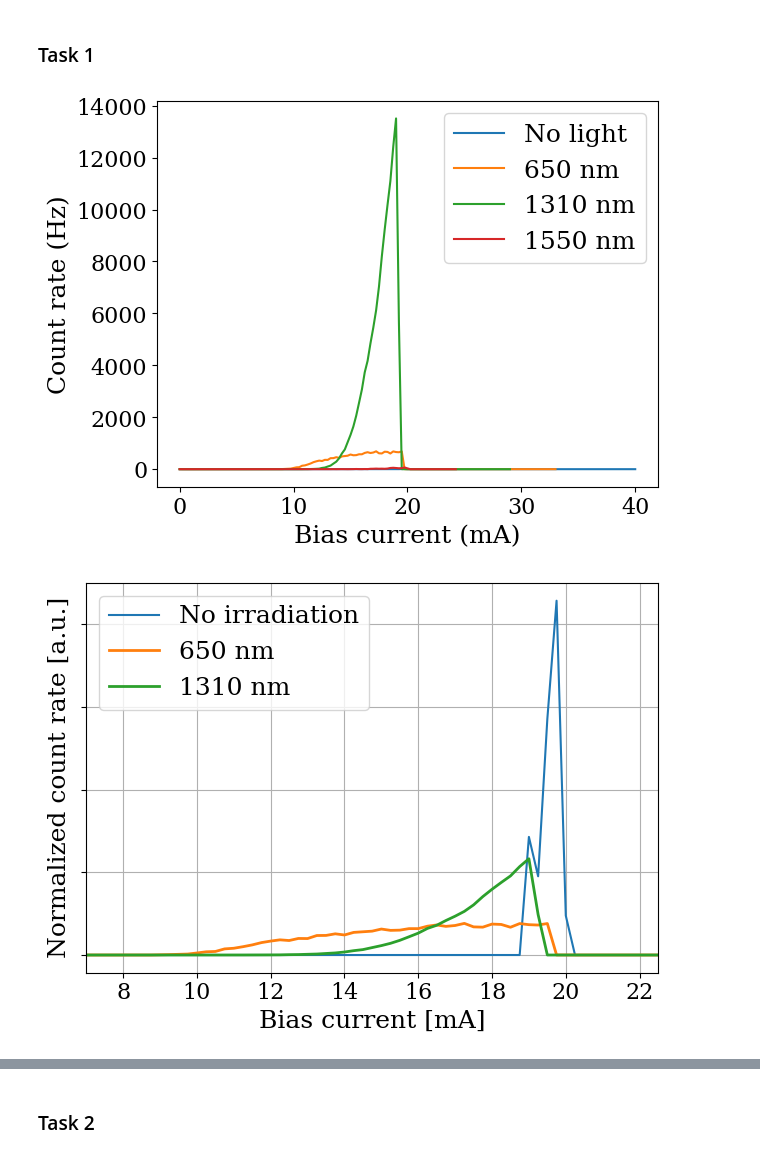
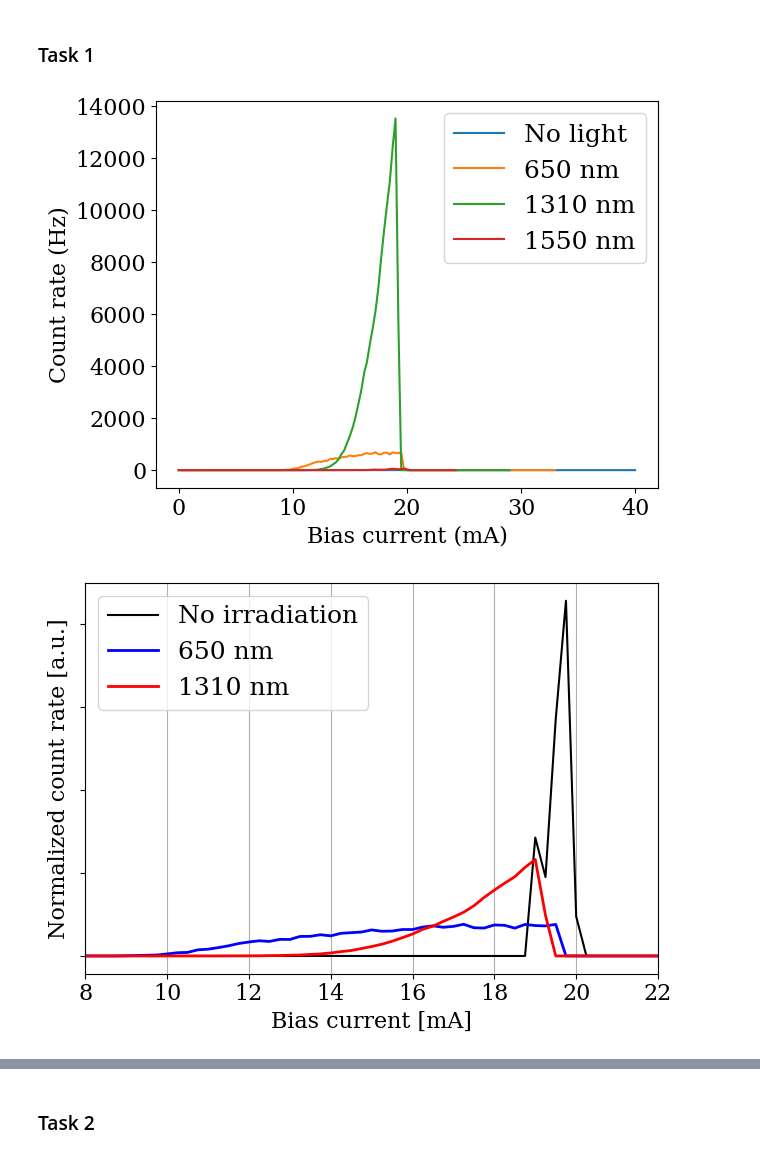
Before and after one commit to ermas3/SNSPD, a Jupyter notebook: data_analysis.ipynb, the cells around one changed output, grey strips where cells are left out. Saved outputs shown, nothing was run; the diff lists cells and outputs as text; code cells hidden in the pictures.

```diff
--- a/data_analysis.ipynb
+++ b/data_analysis.ipynb
@@ -9,7 +9,7 @@ import os
 
 mpl.rcParams['xtick.labelsize'] = 16
 mpl.rcParams['ytick.labelsize'] = 16
-mpl.rcParams['axes.labelsize'] = 18
+mpl.rcParams['axes.labelsize'] = 16
 mpl.rcParams['axes.titlesize'] = 24
 plt.rcParams['legend.fontsize'] = 18
 
@@ -41,33 +41,34 @@ plt.tight_layout()
 
 plt.show()
 # %% [output]
-[figure, old version]
+[figure, new version]
 # %%
 # Normalize counts by sum of counts
 counts_650 = cr650["C5"].sum()
 cr650["C5_norm"] = cr650["C5"] / counts_650
 counts_1310 = cr1310["C5"].sum()
 cr1310["C5_norm"] = cr1310["C5"] / counts_1310
 counts_1550 = cr1550["C5"].sum()
 cr1550["C5_norm"] = cr1550["C5"] / counts_1550
 counts_no_light = cr_no_light["C5"].sum()
 cr_no_light["C5_norm"] = cr_no_light["C5"] / counts_no_light
 
 # Plot normalized count rate
-plt.plot(cr_no_light["BC"], cr_no_light["C5_norm"], label="No irradiation")
-plt.plot(cr650["BC"], cr650["C5_norm"], label="650 nm", linewidth=2)
-plt.plot(cr1310["BC"], cr1310["C5_norm"], label="1310 nm", linewidth=2)
+plt.plot(cr_no_light["BC"], cr_no_light["C5_norm"], label="No irradiation", color = "k")
+plt.plot(cr650["BC"], cr650["C5_norm"], label="650 nm", linewidth=2, color = "b")
+plt.plot(cr1310["BC"], cr1310["C5_norm"], label="1310 nm", linewidth=2, color = "r")
 #plt.plot(cr1550["BC"], cr1550["C5_norm"], label="1550 nm")
 plt.xlabel("Bias current [mA]")
 plt.ylabel("Normalized count rate [a.u.]")
 plt.gca().axes.yaxis.set_ticklabels([])
 plt.legend()
 plt.tight_layout()
-plt.xlim(7, 22.5)
-plt.grid()
+plt.xlim(8, 22)
+#only vertical grid lines
+plt.grid(axis='x')
 plt.show()
 # %% [output]
-[figure, old version]
+[figure, new version]
 # %%
 I_c = (20 + 19.75)/2
 
```
Also changed, not shown: parts of 7 cells of this notebook, 1 other file.
